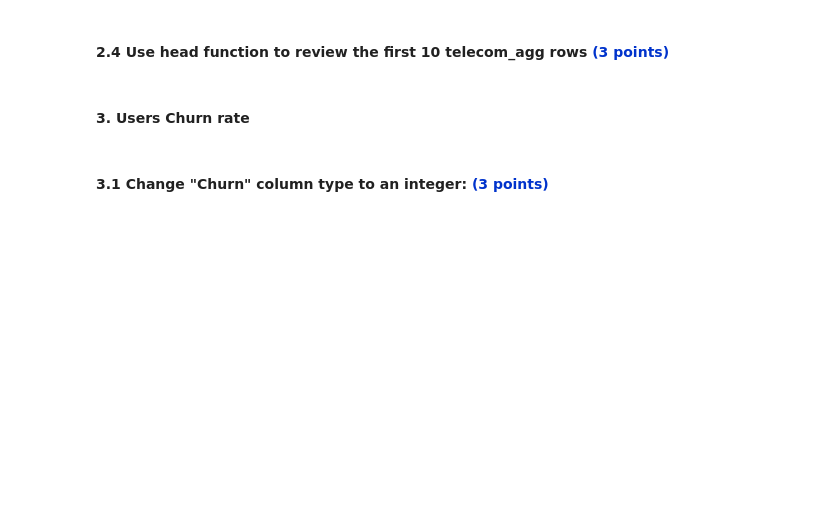
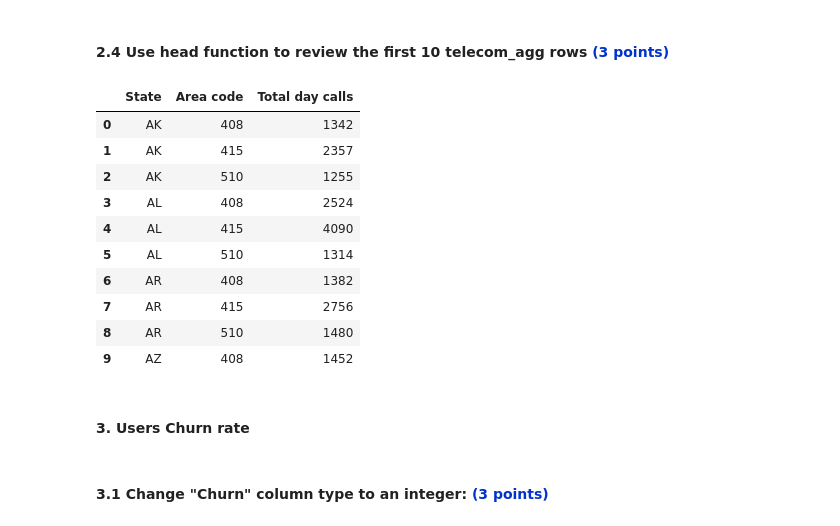
Before and after one commit to RivkyHailbron/PythonH.W.Rivky, a Jupyter notebook: Telecom_Churn_Test.ipynb, the cells around one changed output. Drawn from its saved outputs; the diff is of its cells as text; code cells hidden in the pictures; blank space fills up the shorter version.

```diff
--- a/Telecom_Churn_Test.ipynb
+++ b/Telecom_Churn_Test.ipynb
@@ -92,3 +92,6 @@ group_data
 <pandas.core.groupby.generic.DataFrameGroupBy object at 0x...>
 # %% [markdown]
 #### 2.2 Use agg with the desired function sum to get the final answer (assign it to telecom_agg variable).<span style= color:#0033cc>(5 points)</span>
+# %%
+telecom_agg = df.groupby( ['State','Area code']).agg({'Total day calls': 'sum'})
+telecom_agg
@@ -100,5 +132,20 @@ group_data
 # %% [markdown]
 #### 2.4 Use head function to review the first 10 telecom_agg rows <span style= color:#0033cc>(3 points)</span>
+# %%
+head_10 = telecom_agg.head(10)
+head_10
+# %% [output]
+|  | State | Area code | Total day calls |
+| 0 | AK | 408 | 1342 |
+| 1 | AK | 415 | 2357 |
+| 2 | AK | 510 | 1255 |
+| 3 | AL | 408 | 2524 |
+| 4 | AL | 415 | 4090 |
+| 5 | AL | 510 | 1314 |
+| 6 | AR | 408 | 1382 |
+| 7 | AR | 415 | 2756 |
+| 8 | AR | 510 | 1480 |
+| 9 | AZ | 408 | 1452 |
 # %% [markdown]
 #### 3. Users Churn rate
 # %% [markdown]
```
Also changed, not shown: parts of 7 cells of this notebook.
